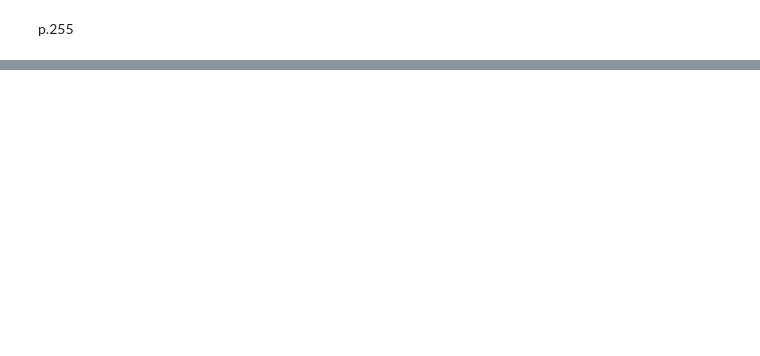
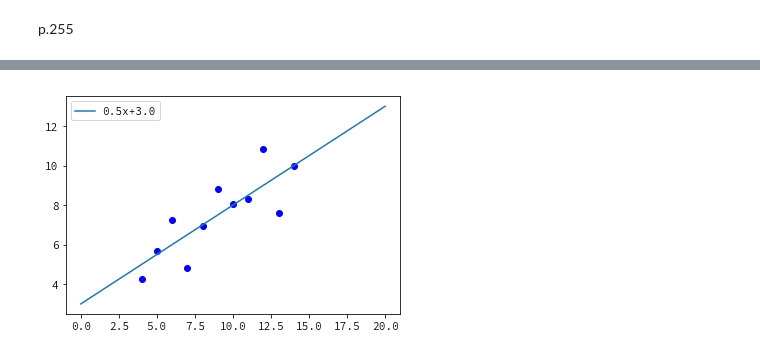
Before and after one commit to akokubo/jupyter-notebook-python2, a Jupyter notebook: 第16章 うそ、真っ赤なうそ、そして統計.ipynb, the cells around one changed output, grey strips where cells are left out. Cells and saved outputs as stored; diff of their text form; code cells hidden in the pictures; blank space fills up the shorter version.

```diff
--- a/第16章 うそ、真っ赤なうそ、そして統計.ipynb
+++ b/第16章 うそ、真っ赤なうそ、そして統計.ipynb
@@ -84,0 +85,27 @@ anyProb(10000)
+# %%
+def getData(fileName):
+    dataFile = open(fileName, 'r')
+    xs = []
+    ys = []
+    discardHeader = dataFile.readline()
+    for line in dataFile:
+        x, y = line.split(' ')
+        xs.append(float(x))
+        ys.append(float(y))
+    dataFile.close()
+    return (xs, ys)
+
+def Anscombe(inputFile):
+    xs, ys = getData(inputFile)
+    xs = pylab.array(xs)
+    ys = pylab.array(ys)
+    pylab.plot(xs, ys, 'bo')
+    a, b = pylab.polyfit(xs, ys, 1)
+    plotXs = [0, 20]
+    plotYs = a * pylab.array(plotXs) + b
+    pylab.plot(plotXs, plotYs, label = str(round(a, 3)) + 'x+' + str(round(b, 3)))
+    pylab.legend(loc = 'best')
+# %%
+Anscombe('Anscombe1.txt')
+# %% [output]
+[figure, added]
```
Also changed, not shown: parts of 6 cells of this notebook, 5 other files.
